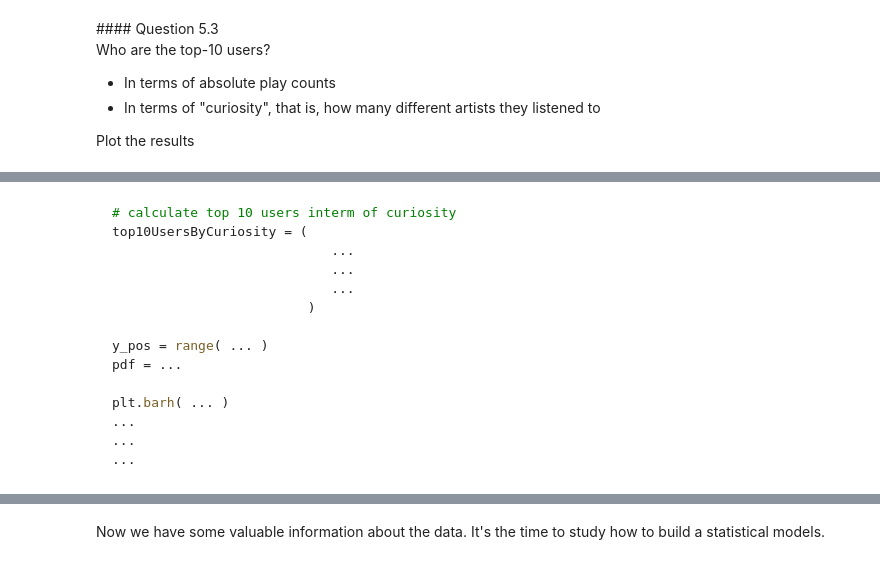
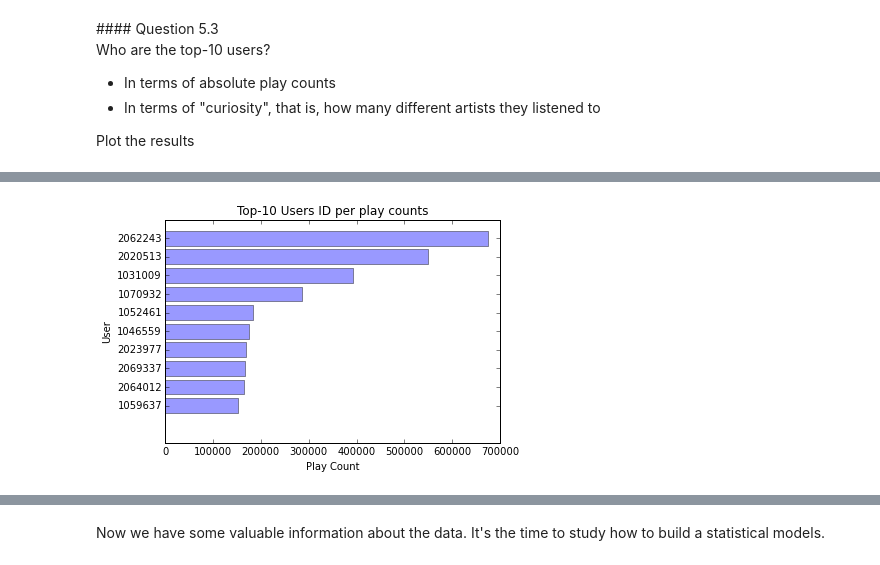
Before and after one commit to adriculteur/Algorithmic-Machine-Learning, a Jupyter notebook: Notebooks/[Lecture 3+4] Recommender algorithm - Music recommendations.ipynb, the cells around one changed output, grey strips where cells are left out. Cells and saved outputs as stored; diff of their text form; code cells hidden in the pictures.

````diff
--- a/Notebooks/[Lecture 3+4] Recommender algorithm - Music recommendations.ipynb
+++ b/Notebooks/[Lecture 3+4] Recommender algorithm - Music recommendations.ipynb
@@ -447,0 +549,4 @@ artistAlias = artistAliasDF.map(lambda row: ( ... , ...)). ...
+# %%
+artistAlias = artistAliasDF.map(lambda row: ( row[0] , row[1])).collectAsMap()
+
+print(artistAlias[2082323])
@@ -579,17 +730,15 @@ plt.show()
-# %% [markdown]
-```python
-# calculate top 10 users interm of curiosity
-top10UsersByCuriosity = (
-                            ...
-                            ...
-                            ...
-                         )
-
-y_pos = range( ... )
-pdf = ...
-
-plt.barh( ... )
-...
-...
-...
-```
+# %%
+# calculate top 10 users interm of play counts
+top10UsersByPlayCount = newUserArtistDF.groupBy('userID').sum('playCount').orderBy('sum(playCount)', ascending=False).take(10)
+
+y_pos = range(len(top10UsersByPlayCount))
+pdf = pd.DataFrame(data=top10UsersByPlayCount)
+
+plt.barh(y_pos, pdf[1][::-1], align='center', alpha=0.4)
+plt.yticks(y_pos, pdf[0][::-1])
+plt.xlabel('Play Count')
+plt.ylabel('User')
+plt.title('Top-10 Users ID per play counts')
+plt.show()
+# %% [output]
+[figure, added]
````
Also changed, not shown: parts of 43 cells of this notebook.
